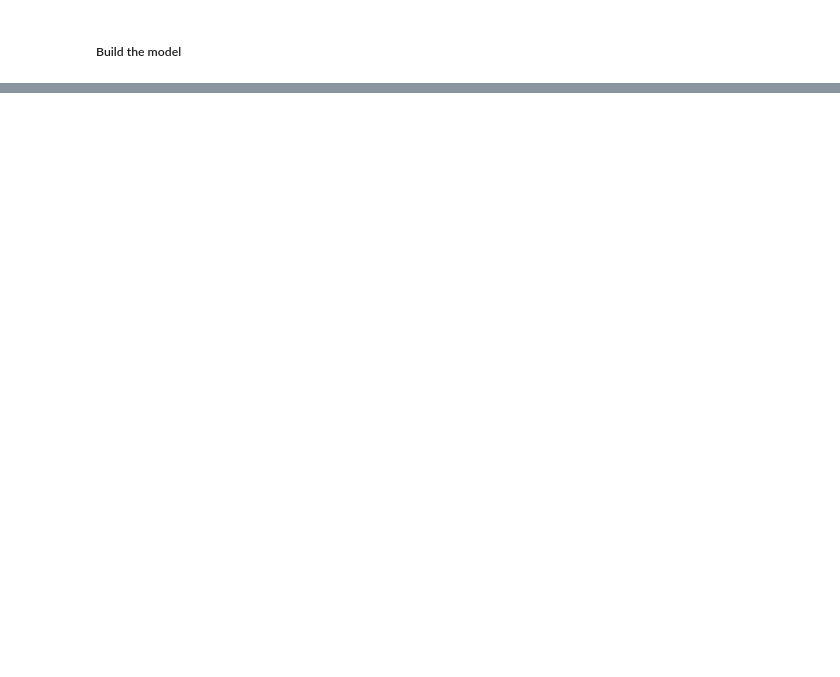
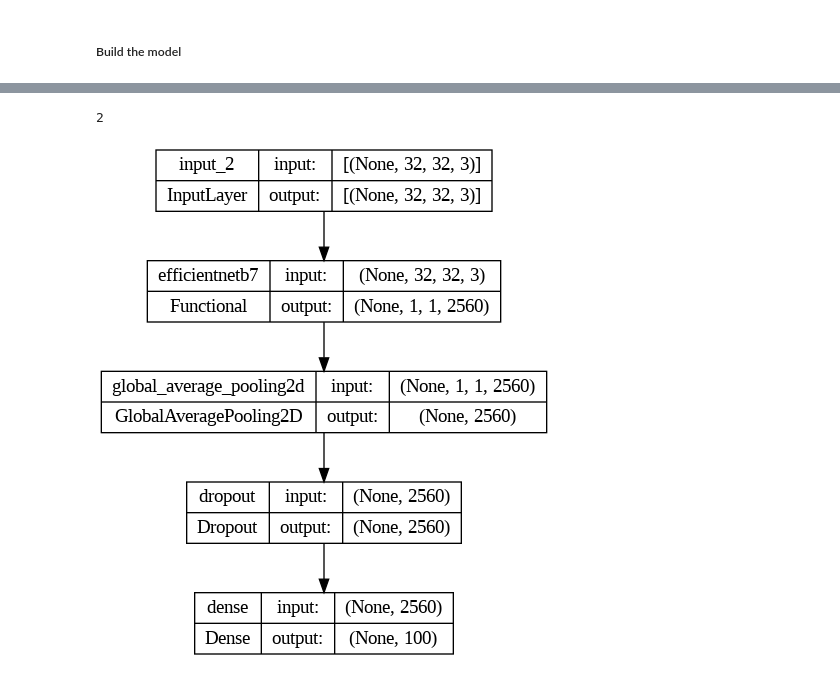
Before and after one commit to IamIK01/handson-ml-IK, a Jupyter notebook: chapter_14.ipynb, the cells around one changed output, grey strips where cells are left out. Saved outputs shown, nothing was run; the diff lists cells and outputs as text; code cells hidden in the pictures; blank space fills up the shorter version.

```diff
--- a/chapter_14.ipynb
+++ b/chapter_14.ipynb
@@ -275,0 +382,4 @@ Detected at node StatefulPartitionedCall defined at (most recent call last):
+# %%
+global_average_layer = tf.keras.layers.GlobalAveragePooling2D()
+feature_batch_average = global_average_layer(feature_batch)
+print(feature_batch_average.shape)
@@ -275,0 +388,4 @@ Detected at node StatefulPartitionedCall defined at (most recent call last):
+# %%
+prediction_layer = tf.keras.layers.Dense(n_classes, activation='softmax')
+prediction_batch = prediction_layer(feature_batch_average)
+print(prediction_batch.shape)
@@ -275,0 +394,2 @@ Detected at node StatefulPartitionedCall defined at (most recent call last):
+# %%
+preprocess_input = tf.keras.applications.efficientnet.preprocess_input
@@ -275,0 +418,8 @@ Detected at node StatefulPartitionedCall defined at (most recent call last):
+# %%
+inputs = tf.keras.Input(shape=input_shape)
+x = preprocess_input(inputs)
+x = base_model(x, training=False)
+x = global_average_layer(x)
+x = tf.keras.layers.Dropout(0.2)(x)
+output = prediction_layer(x)
+model = tf.keras.Model(inputs=inputs, outputs=output)
@@ -275,0 +446,8 @@ Detected at node StatefulPartitionedCall defined at (most recent call last):
+# %%
+len(model.trainable_variables)
+# %% [output]
+2
+# %%
+tf.keras.utils.plot_model(model, show_shapes=True)
+# %% [output]
+[figure, added]
```
Also changed, not shown: parts of 37 cells of this notebook, 8 other files.
